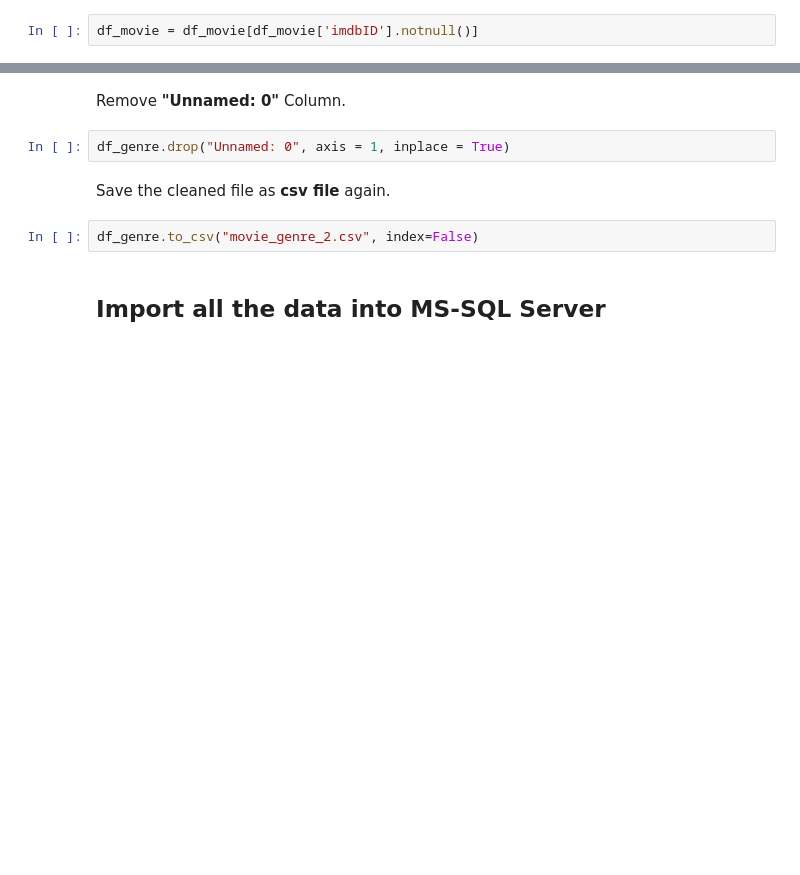
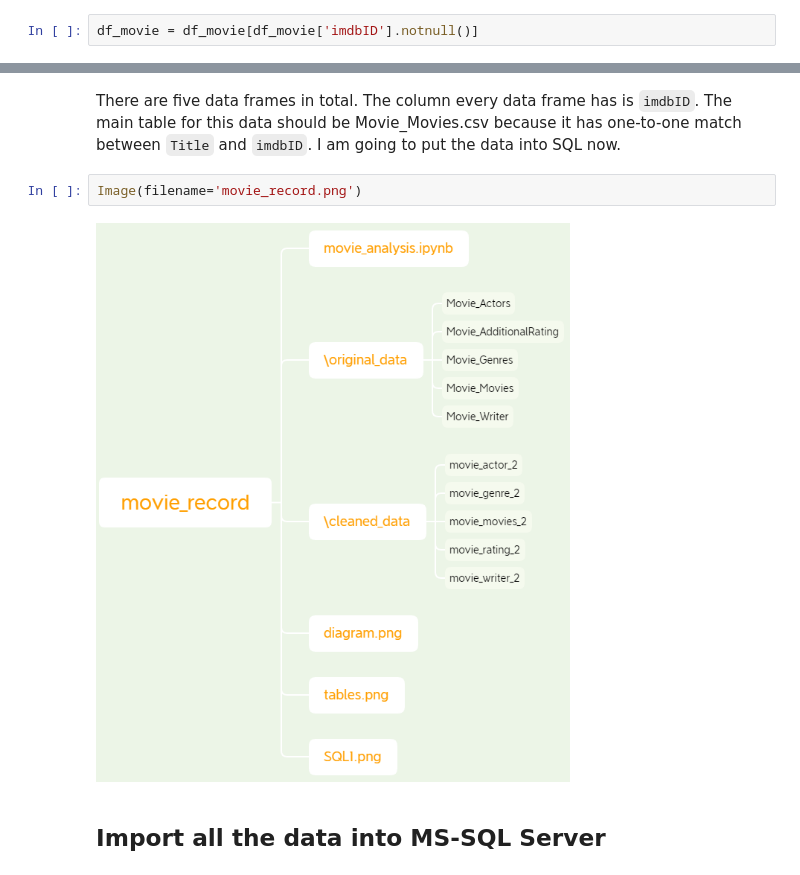
Before and after one commit to decemberkms/Movie-Data-Exploration, a Jupyter notebook: movie_analysis.ipynb, the cells around one changed output, grey strips where cells are left out. Saved outputs shown, nothing was run; the diff lists cells and outputs as text; blank space fills up the shorter version.

```diff
--- a/movie_analysis.ipynb
+++ b/movie_analysis.ipynb
@@ -230,10 +339,8 @@ memory usage: 7.1+ MB
-# %% [markdown]
-Remove **"Unnamed: 0"** Column.
-# %%
-df_genre.drop("Unnamed: 0", axis = 1, inplace = True)
-# %% [markdown]
-Save the cleaned file as **csv file** again.
-# %%
-df_genre.to_csv("movie_genre_2.csv", index=False)
+# %% [markdown]
+There are five data frames in total. The column every data frame has is `imdbID`. The main table for this data should be Movie_Movies.csv because it has one-to-one match between `Title` and `imdbID`. I am going to put the data into SQL now.
+# %%
+Image(filename='movie_record.png')
+# %% [output]
+[figure, added]
 # %% [markdown]
 ## Import all the data into MS-SQL Server
```
Also changed, not shown: parts of 150 cells of this notebook.
